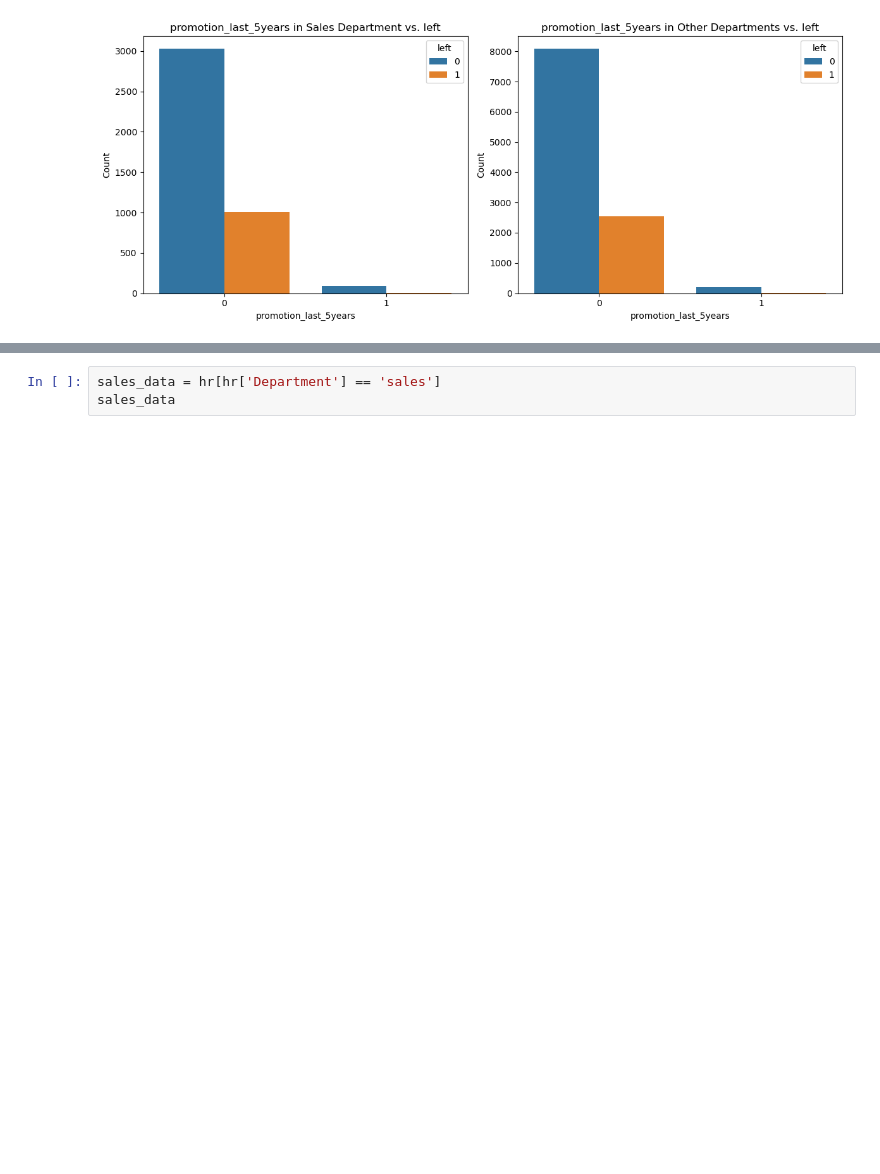
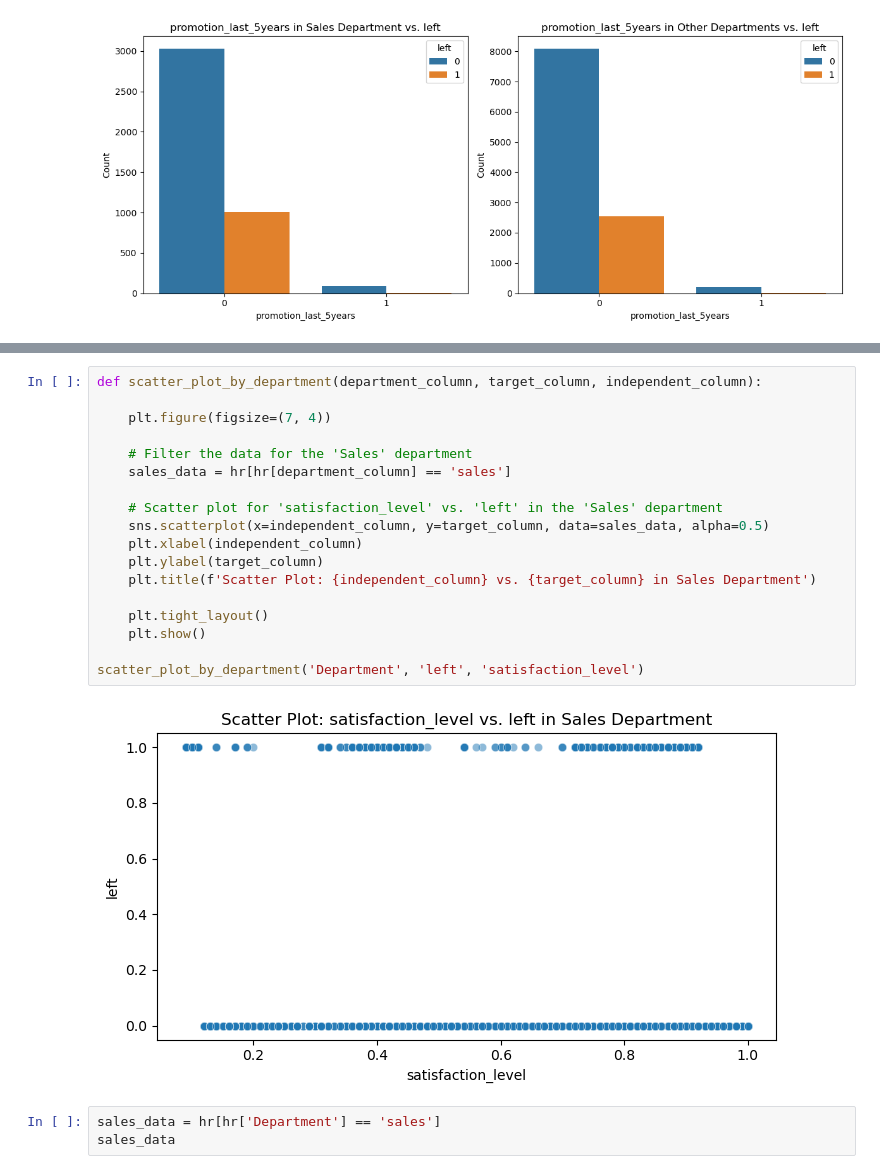
Before and after one commit to Emilly-Njue/HR-ANALYTICS, a Jupyter notebook: hr_analytics.ipynb, the cells around one changed output, grey strips where cells are left out. Saved outputs shown, nothing was run; the diff lists cells and outputs as text; blank space fills up the shorter version.

```diff
--- a/hr_analytics.ipynb
+++ b/hr_analytics.ipynb
@@ -209,3 +198,23 @@ plot_bar_charts_by_department('Department', 'left', 'promotion_last_5years')
+# %%
+def scatter_plot_by_department(department_column, target_column, independent_column):
+
+    plt.figure(figsize=(7, 4))
+
+    # Filter the data for the 'Sales' department
+    sales_data = hr[hr[department_column] == 'sales']
+
+    # Scatter plot for 'satisfaction_level' vs. 'left' in the 'Sales' department
+    sns.scatterplot(x=independent_column, y=target_column, data=sales_data, alpha=0.5)
+    plt.xlabel(independent_column)
+    plt.ylabel(target_column)
+    plt.title(f'Scatter Plot: {independent_column} vs. {target_column} in Sales Department')
+
+    plt.tight_layout()
+    plt.show()
+
+scatter_plot_by_department('Department', 'left', 'satisfaction_level')
+# %% [output]
+[figure, added]
 # %%
 sales_data = hr[hr['Department'] == 'sales']
 sales_data
```
Also changed, not shown: parts of 6 cells of this notebook.
